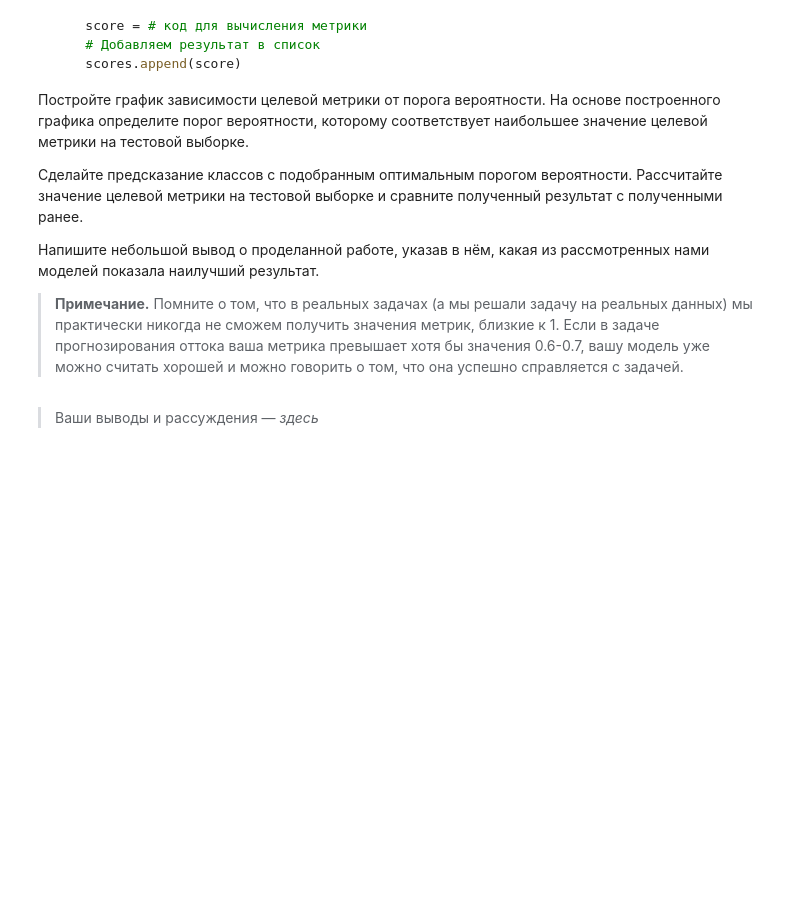
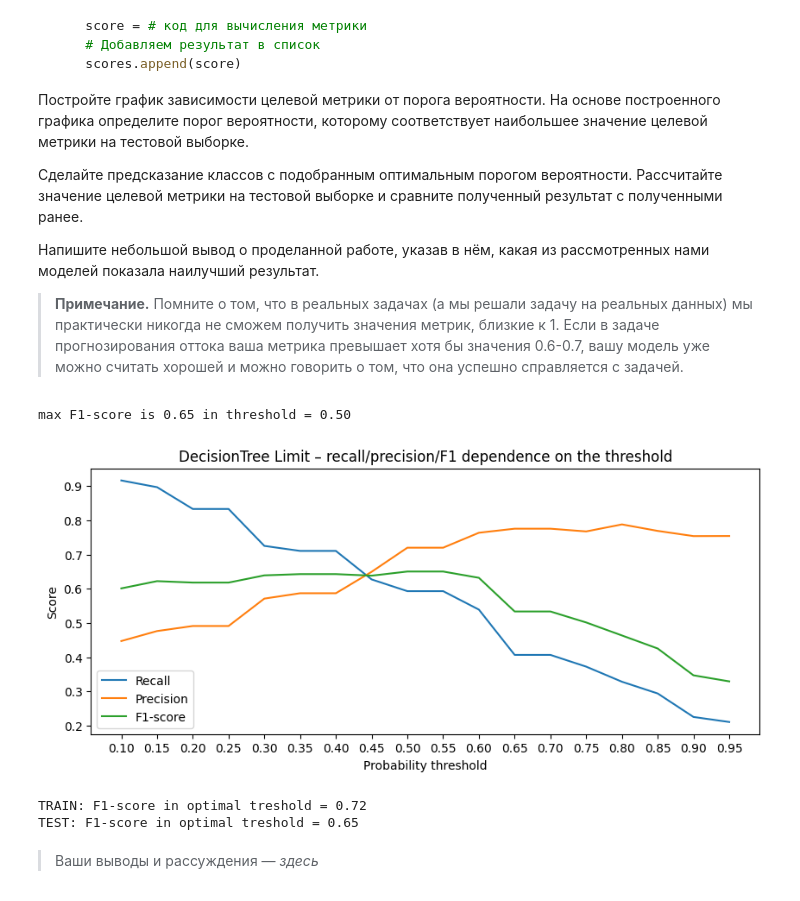
Before and after one commit to botovalex/SFDC, a Jupyter notebook: ML/ML3_Практика._Ноутбук-abotov.ipynb, the cells around one changed output. Saved outputs shown, nothing was run; the diff lists cells and outputs as text; code cells hidden in the pictures; blank space fills up the shorter version.

```diff
--- a/ML/ML3_Практика._Ноутбук-abotov.ipynb
+++ b/ML/ML3_Практика._Ноутбук-abotov.ipynb
@@ -768,10 +768,10 @@ TEST: F1-score in optimal treshold = 0.64
 Также деревья решений не чувствительны к масштабу признаков. Масштабирование исходных данных не играет роли при построении деревьев решения.
 Поэтому для решения задачи используйте обучающую (`X_train`, `y_train`) и тестовую (`X_test`, `y_test`) выборки без полиномиальных столбцов.
 # %%
-# X_train, X_test, y_train, y_test = model_selection.train_test_split(
-#     X, y,
-#     stratify=y,
-#     random_state=0
-# )
-# print('Train shape: {}'.format(X_train.shape))
-# print('Test shape: {}'.format(X_test.shape))
+X_train, X_test, y_train, y_test = model_selection.train_test_split(
+    X, y,
+    stratify=y,
+    random_state=0
+)
+print('Train shape: {}'.format(X_train.shape))
+print('Test shape: {}'.format(X_test.shape))
@@ -829,4 +848,11 @@ TEST: F1-score in optimal treshold = 0.64
 
 - Задание выполнено неверно, не учтено одно или несколько условий (**0 баллов**).
 # %%
-# Ваш код здесь
+dt_clf_limit = tree.DecisionTreeClassifier(
+    criterion='entropy',
+    random_state=42,
+    max_depth=8,
+    min_samples_leaf=10
+)
+# переиспользуем функцию из блока с логистической регрессией
+dt_clf_limit = train_model(dt_clf_limit, X_train, y_train, X_test, y_test, title='DecisionTree Limit')
@@ -903,7 +949,32 @@ for threshold in thresholds:
 
 > **Примечание.** Помните о том, что в реальных задачах (а мы решали задачу на реальных данных) мы практически никогда не сможем получить значения метрик, близкие к 1. Если в задаче прогнозирования оттока ваша метрика превышает хотя бы значения 0.6-0.7, вашу модель уже можно считать хорошей и можно говорить о том, что она успешно справляется с задачей.
 # %%
-# Ваш код здесь
+# наиболее высокие метрики показала модель DecisionTree с ограничениями
+# Делаем предсказание вероятности оттока для каждого клиента из тестовой выборки
+y_test_dt_proba = pd.Series(dt_clf_limit.predict_proba(X_test)[:, 1])
+test_dt_proba_f1 = thresholds_metrics(y_test, y_test_dt_proba, title='DecisionTree Limit')
+
+threshold_dt_opt = max(test_dt_proba_f1, key=test_dt_proba_f1.get)
+print('max F1-score is {:.2f} in threshold = {:.2f}'.format(
+    max(test_dt_proba_f1.values()),
+    threshold_dt_opt
+))
+# %% [output]
+max F1-score is 0.65 in threshold = 0.50
+[figure, added]
+# %%
+# вручную определяем все предсказания модели dt_clf_limit согласно оптимальному порогу вероятности
+# TRAIN
+y_train_dt_pred = pd.Series(dt_clf_limit.predict_proba(X_train)[:, 1])
+y_train_dt_pred_opt = y_train_dt_pred.apply(lambda x: 1 if x > threshold_dt_opt else 0)
+print('TRAIN: F1-score in optimal treshold = {:.2f}'.format(metrics.f1_score(y_train, y_train_dt_pred_opt)))
+
+# TEST
+y_test_dt_proba_opt = y_test_dt_proba.apply(lambda x: 1 if x > threshold_dt_opt else 0)
+print('TEST: F1-score in optimal treshold = {:.2f}'.format(metrics.f1_score(y_test, y_test_dt_proba_opt)))
+# %% [output]
+TRAIN: F1-score in optimal treshold = 0.72
+TEST: F1-score in optimal treshold = 0.65
 # %% [markdown]
 > Ваши выводы и рассуждения — *здесь*
 # %% [markdown]
```
Also changed, not shown: parts of 10 cells of this notebook, 1 other file.
